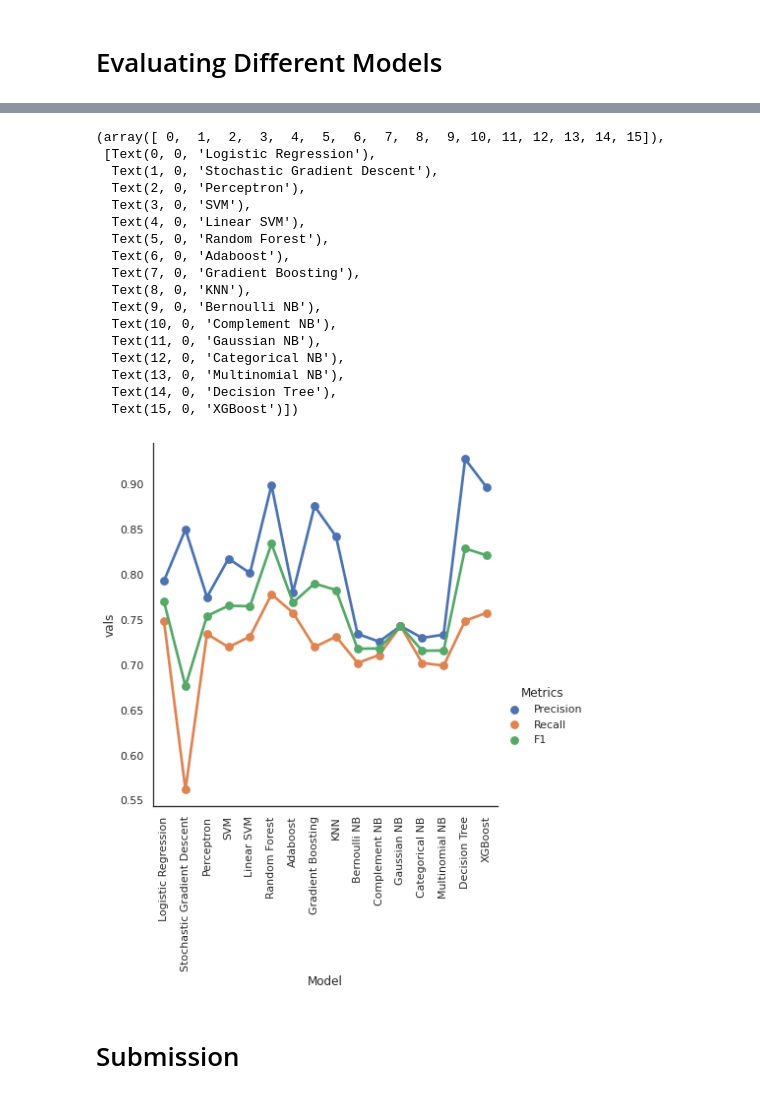
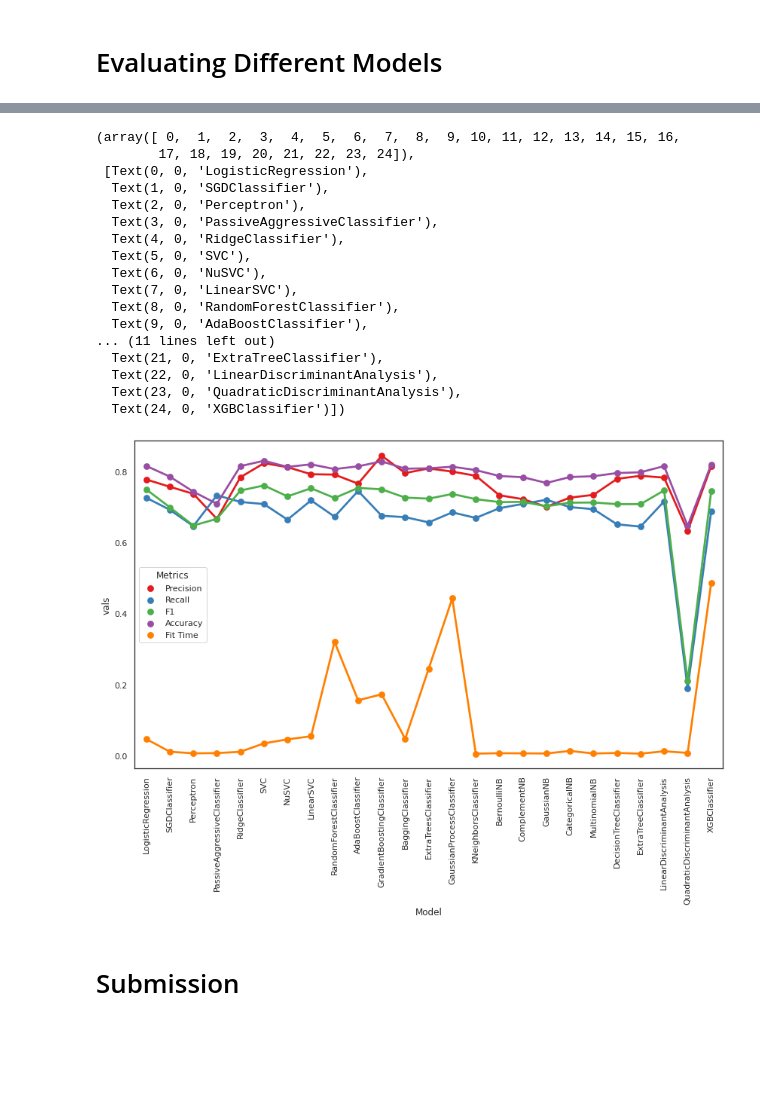
Before and after one commit to Hormozzan/TitanicPassengersSurvivalPrediction, a Jupyter notebook: titanic-passengers-survival-prediction.ipynb, the cells around one changed output, grey strips where cells are left out. Drawn from its saved outputs; the diff is of its cells as text; code cells hidden in the pictures; blank space fills up the shorter version.

Commit message:
Kaggle Notebook | Improve Analysis, Add More Estimators

```diff
--- a/titanic-passengers-survival-prediction.ipynb
+++ b/titanic-passengers-survival-prediction.ipynb
@@ -309,8 +405,8 @@ for df in [train_df, test_df]:
 # %% [markdown]
 # Dropping Unnecessary Columns
 # %%
-train_df.drop(['PassengerId', 'Cabin', 'Ticket', 'Name'], axis=1, inplace=True)
-test_df.drop(['Cabin', 'Ticket', 'Name'], axis=1, inplace=True)
+train_df.drop(['PassengerId', 'Cabin', 'Ticket', 'Name', 'Parch', 'SibSp'], axis=1, inplace=True)
+test_df.drop(['Cabin', 'Ticket', 'Name', 'Parch', 'SibSp'], axis=1, inplace=True)
 
 print(' train_df shape: {} \n test_df shape: {}'.format(train_df.shape, test_df.shape))
 # %% [output]
@@ -362,7 +460,0 @@ sns.barplot(x=mi_scores, y=mi_scores.index)
-# %%
-# Hmmm, maybe it's reasonable to add at least one new feature based on Parch and SibSp
-
-oh_train_df['FamilyOnboard'] = oh_train_df['Parch'] + oh_train_df['SibSp'] + 1
-oh_test_df['FamilyOnboard'] = oh_test_df['Parch'] + oh_test_df['SibSp'] + 1
-
-print(oh_train_df[['FamilyOnboard', 'Survived']].groupby(['FamilyOnboard'], as_index=False).mean().sort_values(by='Survived', ascending=False))
@@ -380,6 +460,0 @@ print(oh_train_df[['FamilyOnboard', 'Survived']].groupby(['FamilyOnboard'], as_i
-# %%
-# No need to keep Parch and SibSp
-oh_train_df.drop(['Parch', 'SibSp'], axis=1, inplace=True)
-oh_test_df.drop(['Parch', 'SibSp'], axis=1, inplace=True)
-
-print(' train_df shape: {} \n test_df shape: {}'.format(oh_train_df.shape, oh_test_df.shape))
@@ -458,0 +475,24 @@ XGBoost Model Trained!
+# %%
+Models = [LogisticRegression, SGDClassifier, Perceptron, PassiveAggressiveClassifier, RidgeClassifier, SVC, NuSVC, LinearSVC, RandomForestClassifier,
+          AdaBoostClassifier, GradientBoostingClassifier, BaggingClassifier, ExtraTreesClassifier, GaussianProcessClassifier, KNeighborsClassifier,
+          BernoulliNB, ComplementNB, GaussianNB, CategoricalNB, MultinomialNB, DecisionTreeClassifier, ExtraTreeClassifier, LinearDiscriminantAnalysis,
+          QuadraticDiscriminantAnalysis, XGBClassifier]
+
+cv_split = ShuffleSplit(n_splits=10, train_size=0.8, random_state=0)
+
+overview = pd.DataFrame(columns=['Model', 'Precision', 'Recall', 'F1', 'Accuracy', 'Fit Time'])
+
+row_index = 0
+for Model in Models:
+    cv_results = cross_validate(Model(), X, y, scoring=['precision', 'recall', 'f1', 'accuracy'], cv=cv_split, n_jobs=-1)
+
+    overview.loc[row_index, 'Model'] = Model().__class__.__name__
+    overview.loc[row_index, 'Precision'] = cv_results['test_precision'].mean()
+    overview.loc[row_index, 'Recall'] = cv_results['test_recall'].mean()
+    overview.loc[row_index, 'F1'] = cv_results['test_f1'].mean()
+    overview.loc[row_index, 'Accuracy'] = cv_results['test_accuracy'].mean()
+    overview.loc[row_index, 'Fit Time'] = cv_results['fit_time'].mean()
+
+    row_index += 1
+
+overview.sort_values(by='F1', ascending=False)
@@ -459,25 +517,25 @@ XGBoost Model Trained!
 # %%
-ax = sns.catplot(x='Model', y='vals', hue='Metrics', data=scores.melt('Model', var_name='Metrics', value_name='vals'), kind='point', height=6)
+sns.pointplot(x='Model', y='vals', hue='Metrics', data=overview.melt('Model', var_name='Metrics', value_name='vals'))
 plt.xticks(rotation=90)
 # %% [output]
-(array([ 0,  1,  2,  3,  4,  5,  6,  7,  8,  9, 10, 11, 12, 13, 14, 15]),
- [Text(0, 0, 'Logistic Regression'),
-  Text(1, 0, 'Stochastic Gradient Descent'),
+(array([ 0,  1,  2,  3,  4,  5,  6,  7,  8,  9, 10, 11, 12, 13, 14, 15, 16,
+        17, 18, 19, 20, 21, 22, 23, 24]),
+ [Text(0, 0, 'LogisticRegression'),
+  Text(1, 0, 'SGDClassifier'),
   Text(2, 0, 'Perceptron'),
-  Text(3, 0, 'SVM'),
-  Text(4, 0, 'Linear SVM'),
-  Text(5, 0, 'Random Forest'),
-  Text(6, 0, 'Adaboost'),
-  Text(7, 0, 'Gradient Boosting'),
-  Text(8, 0, 'KNN'),
-  Text(9, 0, 'Bernoulli NB'),
-  Text(10, 0, 'Complement NB'),
-  Text(11, 0, 'Gaussian NB'),
-  Text(12, 0, 'Categorical NB'),
-  Text(13, 0, 'Multinomial NB'),
-  Text(14, 0, 'Decision Tree'),
-  Text(15, 0, 'XGBoost')])
+  Text(3, 0, 'PassiveAggressiveClassifier'),
+  Text(4, 0, 'RidgeClassifier'),
+  Text(5, 0, 'SVC'),
+  Text(6, 0, 'NuSVC'),
+  Text(7, 0, 'LinearSVC'),
+  Text(8, 0, 'RandomForestClassifier'),
+  Text(9, 0, 'AdaBoostClassifier'),
+... (11 lines left out)
+  Text(21, 0, 'ExtraTreeClassifier'),
+  Text(22, 0, 'LinearDiscriminantAnalysis'),
+  Text(23, 0, 'QuadraticDiscriminantAnalysis'),
+  Text(24, 0, 'XGBClassifier')])
-[figure, old version]
+[figure, new version]
 # %% [markdown]
 # Submission
 # %%
```
Also changed, not shown: parts of 30 cells of this notebook.
